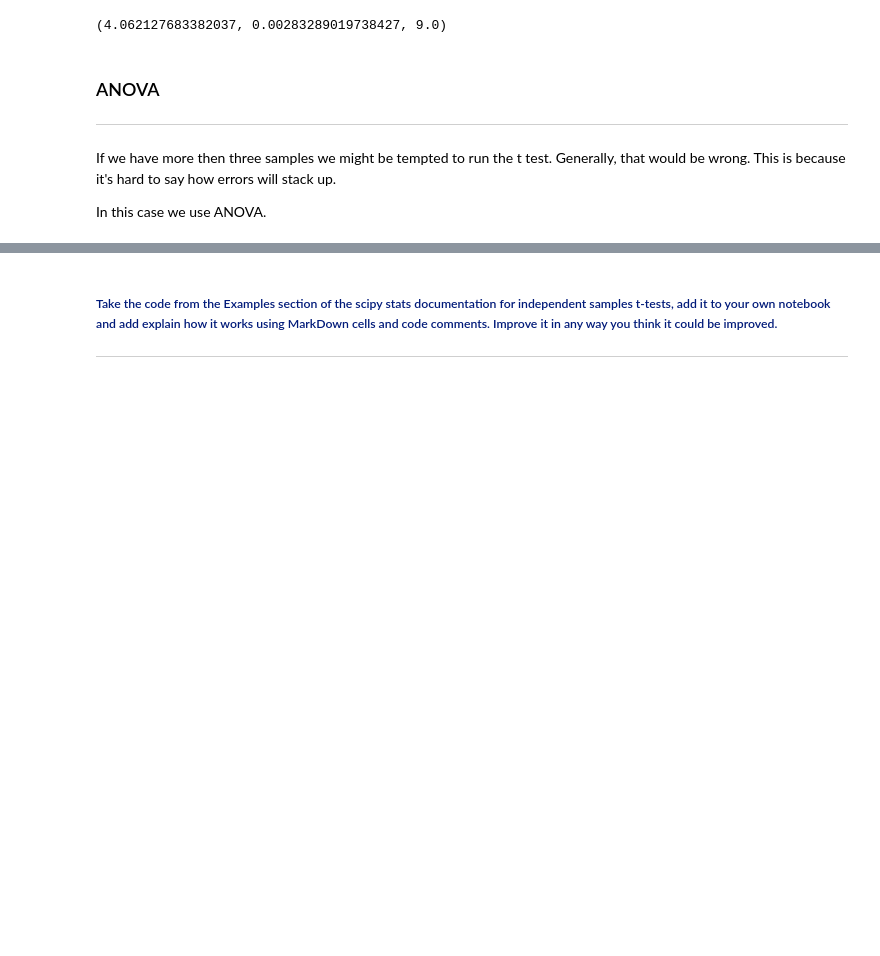
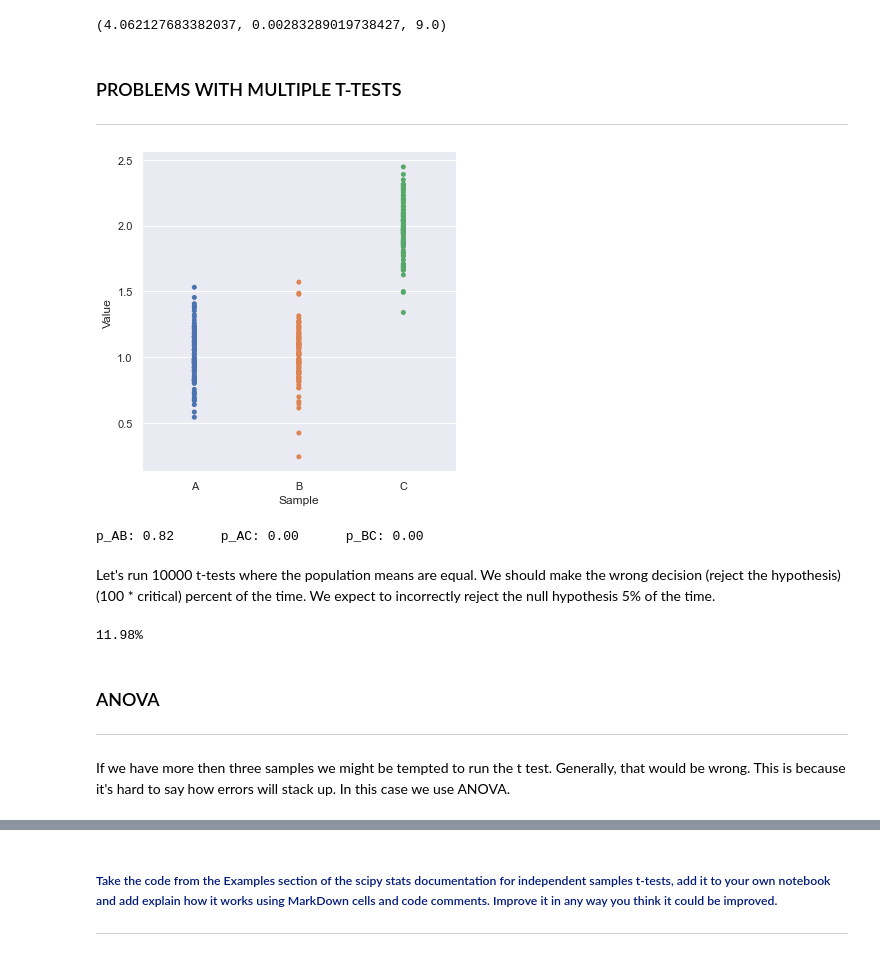
Before and after one commit to AnteDujic/MLS---Assesment, a Jupyter notebook: Practicals/01-statistics.ipynb, the cells around one changed output, grey strips where cells are left out. Drawn from its saved outputs; the diff is of its cells as text; code cells hidden in the pictures; blank space fills up the shorter version.

```diff
--- a/Practicals/01-statistics.ipynb
+++ b/Practicals/01-statistics.ipynb
@@ -597,11 +666,76 @@ Ttest_1sampResult(statistic=4.062127683382037, pvalue=0.00283289019738427)
 stat.DescrStatsW(drugB - drugA).ttest_mean(0)
 # %% [output]
 (4.062127683382037, 0.00283289019738427, 9.0)
+# %% [markdown]
+### PROBLEMS WITH MULTIPLE T-TESTS
+
+<hr style="border-top: 1px solid rgb(0, 91, 94);" />
+# %%
+# Size of each sample.
+N = 100
+
+# Create three samples.
+sampA = np.random.normal(1.0, 0.2, N)
+sampB = np.random.normal(1.0, 0.2, N)
+sampC = np.random.normal(2.0, 0.2, N)
+
+# Put samples in a single data frame.
+sample = ['A'] * N + ['B'] * N + ['C'] * N
+values = np.hstack([sampA, sampB, sampC])
+dfsamps = pd.DataFrame({'Sample': sample, 'Value': values})
+
+# Visualise samples.
+sns.catplot(x='Sample', y='Value', jitter=False, data=dfsamps);
+# %% [output]
+[figure, added]
+# %%
+# t-Tests - one for each pair.
+t_AB, p_AB = ss.ttest_ind(sampA, sampB)
+t_AC, p_AC = ss.ttest_ind(sampA, sampC)
+t_BC, p_BC = ss.ttest_ind(sampB, sampC)
+
+print(f"p_AB: {p_AB:.2f}\tp_AC: {p_AC:.2f}\tp_BC: {p_BC:.2f}")
+# %% [output]
+p_AB: 0.82      p_AC: 0.00      p_BC: 0.00
+# %% [markdown]
+Let's run 10000 t-tests where the population means are equal. We should make the wrong decision (reject the hypothesis) (100 * critical) percent of the time. We expect to incorrectly reject the null hypothesis 5% of the time.
+# %%
+# The number of trials to run.
+trials = 10000
+# The number of values in each sample.
+N = 100
+# Population 1 mean, population 2 mean, population 3 mean, standard deviation in both.
+mean1, mean2, mean3, stddev = 2.0, 2.0, 2.0, 0.3
+# Critical probability value.
+critical = 0.05
+
+# Running total of type I errors commited.
+rejects = 0
+
+# Loop throguh trials.
+for i in range(trials):
+    # Generate sample 1.
+    sample1 = np.random.normal(loc=mean1, scale=stddev, size=N)
+    # Generate sample 2.
+    sample2 = np.random.normal(loc=mean2, scale=stddev, size=N)
+    # Generate sample 3.
+    sample3 = np.random.normal(loc=mean3, scale=stddev, size=N)
+    # Run the t-tests.
+    t1, p1 = ss.ttest_ind(sample1, sample2)
+    t2, p2 = ss.ttest_ind(sample1, sample3)
+    t3, p3 = ss.ttest_ind(sample2, sample3)
+    # If any is less than critical, reject.
+    if p1 <= critical or p2 <= critical or p3 <= critical:
+        rejects = rejects + 1
+
+# Print results.
+typei = 100.0 * (rejects / trials)
+print(f"{typei:0.2f}%")
+# %% [output]
+11.98%
 # %% [markdown]
 ### ANOVA
 
 <hr style="border-top: 1px solid rgb(0, 91, 94);" />
 # %% [markdown]
-If we have more then three samples we might be tempted to run the t test. Generally, that would be wrong. This is because it's hard to say how errors will stack up.
-
-In this case we use ANOVA.
+If we have more then three samples we might be tempted to run the t test. Generally, that would be wrong. This is because it's hard to say how errors will stack up. In this case we use ANOVA.
```
Also changed, not shown: parts of 74 cells of this notebook, 1 other file.
